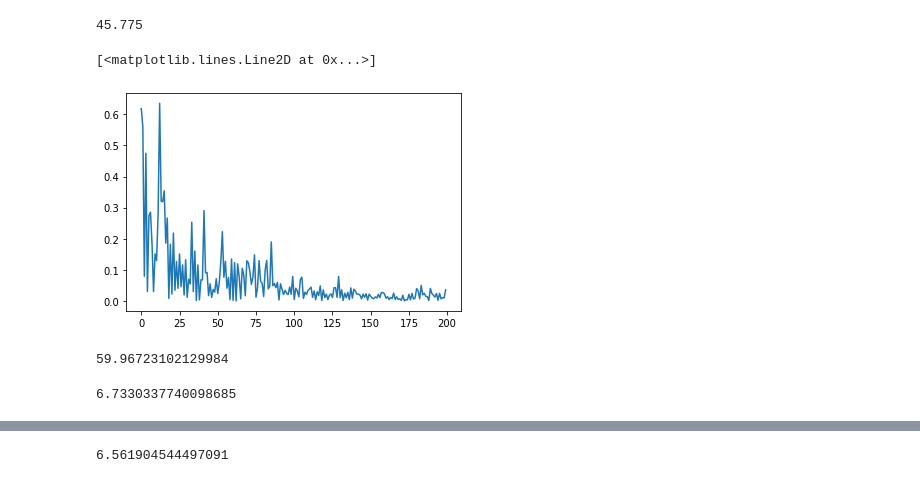
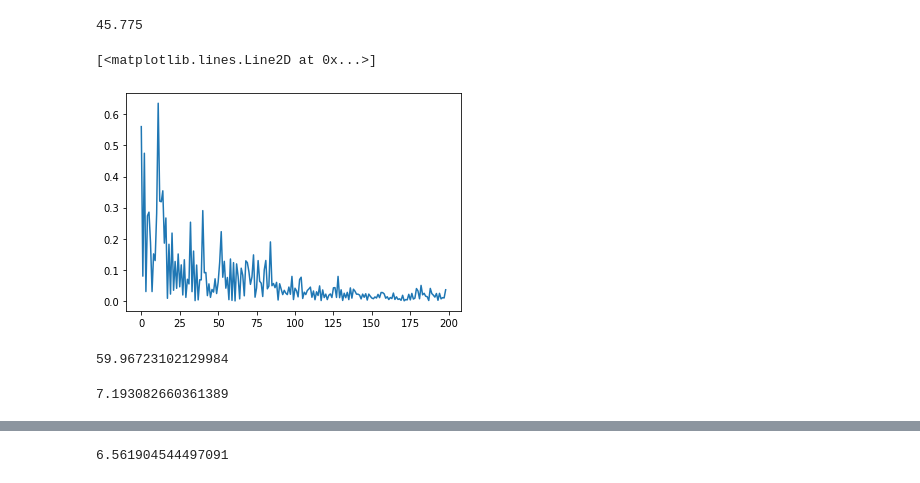
Before and after one commit to NoelleI/Udacity-Deployment, a Jupyter notebook: Heartbeat.ipynb, the cells around one changed output, grey strips where cells are left out. Cells and saved outputs as stored; diff of their text form; code cells hidden in the pictures.

```diff
--- a/Heartbeat.ipynb
+++ b/Heartbeat.ipynb
@@ -206,10 +206,10 @@ fs_n = 30/len(x1_corr/2)
 # %% [output]
 45.775
 # %%
-plt.plot((abs(ff[45:245])))
+plt.plot((abs(ff[46:245])))
 # %% [output]
 [<matplotlib.lines.Line2D at 0x...>]
-[figure, old version]
+[figure, new version]
 # %%
 (np.argmax(abs(ff[45:245])) + 45)*60*fs_n
 # %% [output]
@@ -217,9 +217,9 @@ plt.plot((abs(ff[45:245])))
 # %%
 from scipy.stats import kurtosis as kurt
 # %%
-kurt(ff[45:245])
+kurt(ff[46:245])
 # %% [output]
-6.7330337740098685
+7.193082660361389
 # %%
 x2 = X_indep[2] - X_indep[2].mean()
 x2_corr = signal.correlate(x2, x2, mode='same')
```
Also changed, not shown: parts of 2 cells of this notebook.
